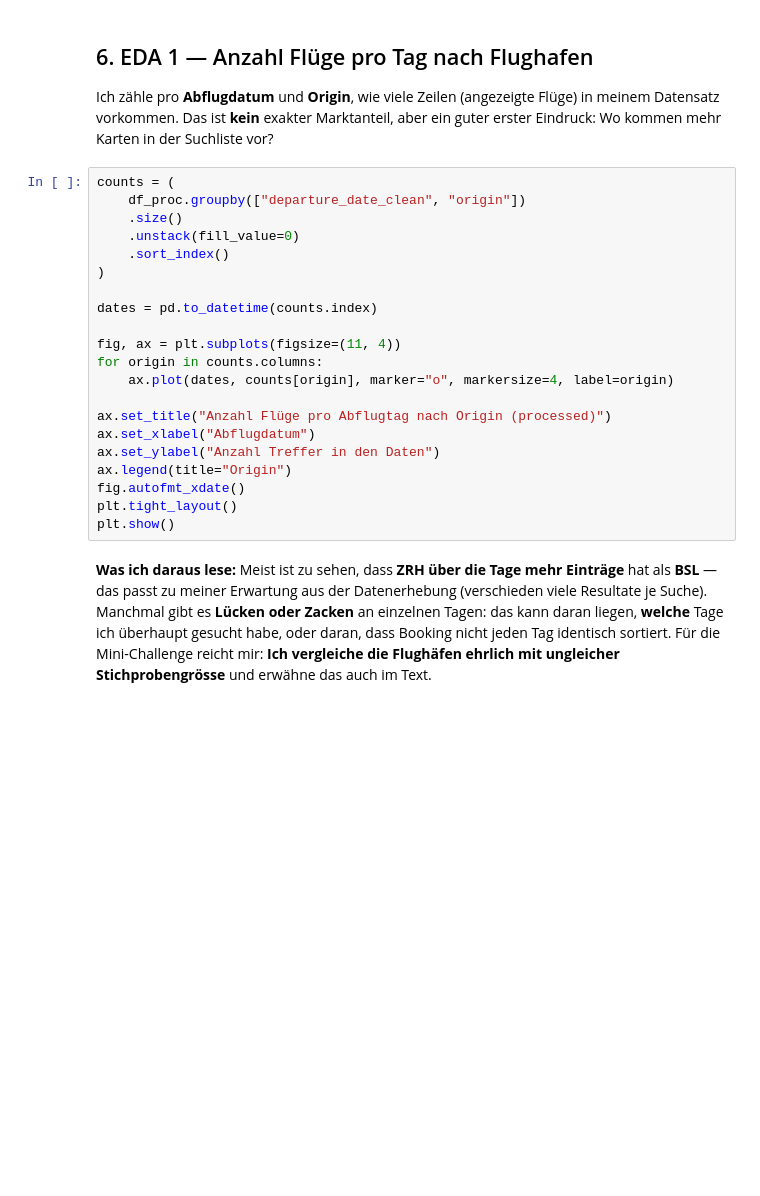
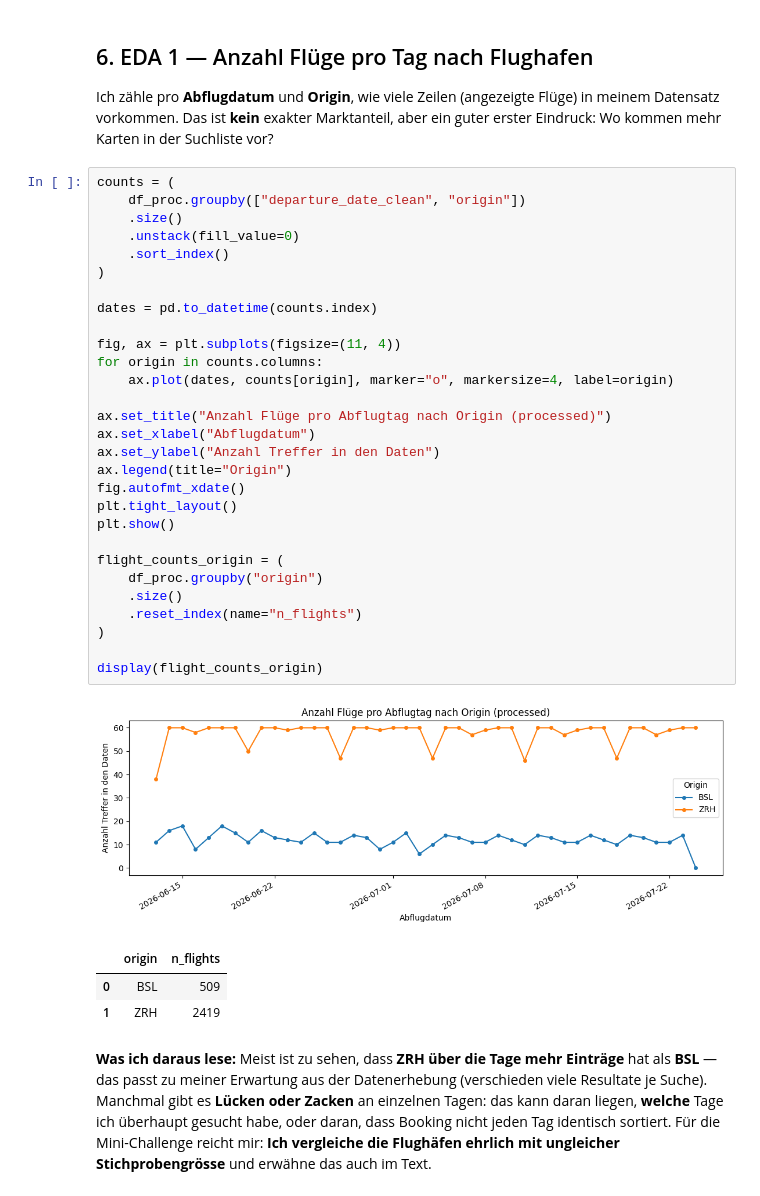
Before and after one commit to Mila19058/flight-price-scraper, a Jupyter notebook: flight-price-scraper/notebooks/01_eda.ipynb, the cells around one changed output. Drawn from its saved outputs; the diff is of its cells as text; blank space fills up the shorter version.

```diff
--- a/flight-price-scraper/notebooks/01_eda.ipynb
+++ b/flight-price-scraper/notebooks/01_eda.ipynb
@@ -140,24 +218,37 @@ Ich zähle pro **Abflugdatum** und **Origin**, wie viele Zeilen (angezeigte Flü
 # %%
 counts = (
     df_proc.groupby(["departure_date_clean", "origin"])
     .size()
     .unstack(fill_value=0)
     .sort_index()
 )
 
 dates = pd.to_datetime(counts.index)
 
 fig, ax = plt.subplots(figsize=(11, 4))
 for origin in counts.columns:
     ax.plot(dates, counts[origin], marker="o", markersize=4, label=origin)
 
 ax.set_title("Anzahl Flüge pro Abflugtag nach Origin (processed)")
 ax.set_xlabel("Abflugdatum")
 ax.set_ylabel("Anzahl Treffer in den Daten")
 ax.legend(title="Origin")
 fig.autofmt_xdate()
 plt.tight_layout()
 plt.show()
+
+flight_counts_origin = (
+    df_proc.groupby("origin")
+    .size()
+    .reset_index(name="n_flights")
+)
+
+display(flight_counts_origin)
+# %% [output]
+[figure, added]
+|  | origin | n_flights |
+| 0 | BSL | 509 |
+| 1 | ZRH | 2419 |
 # %% [markdown]
 **Was ich daraus lese:** Meist ist zu sehen, dass **ZRH über die Tage mehr Einträge** hat als **BSL** — das passt zu meiner Erwartung aus der Datenerhebung (verschieden viele Resultate je Suche). Manchmal gibt es **Lücken oder Zacken** an einzelnen Tagen: das kann daran liegen, **welche** Tage ich überhaupt gesucht habe, oder daran, dass Booking nicht jeden Tag identisch sortiert. Für die Mini-Challenge reicht mir: **Ich vergleiche die Flughäfen ehrlich mit ungleicher Stichprobengrösse** und erwähne das auch im Text.
 # %% [markdown]
```
Also changed, not shown: parts of 9 cells of this notebook, 2 other files.
